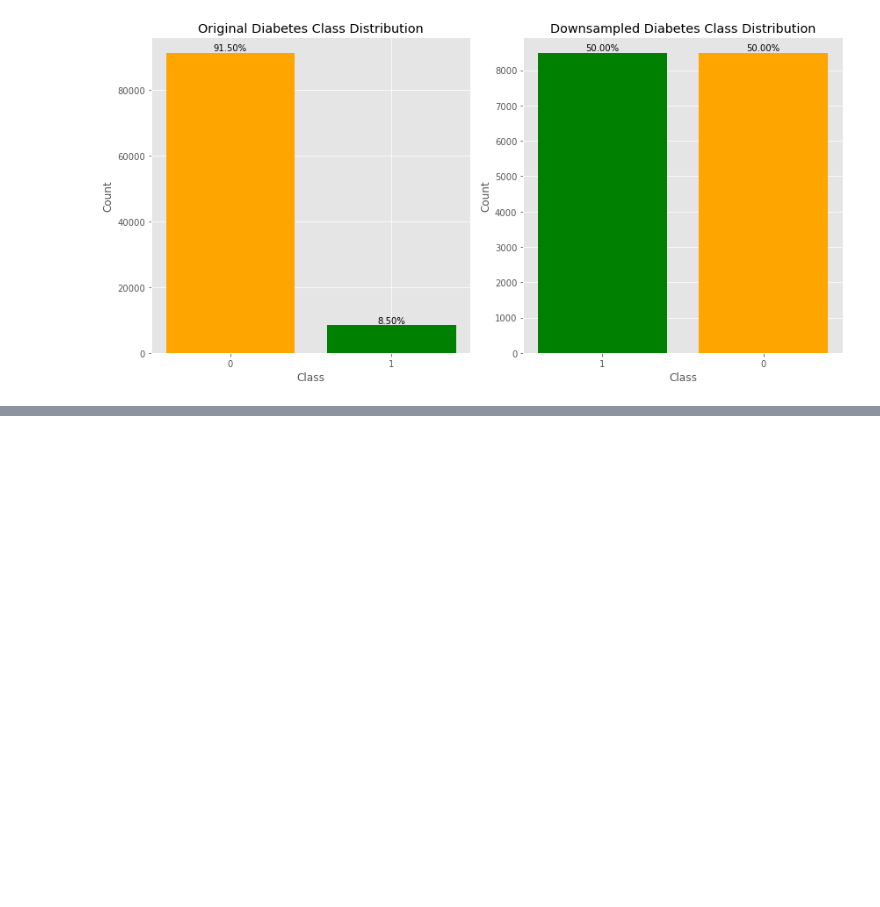
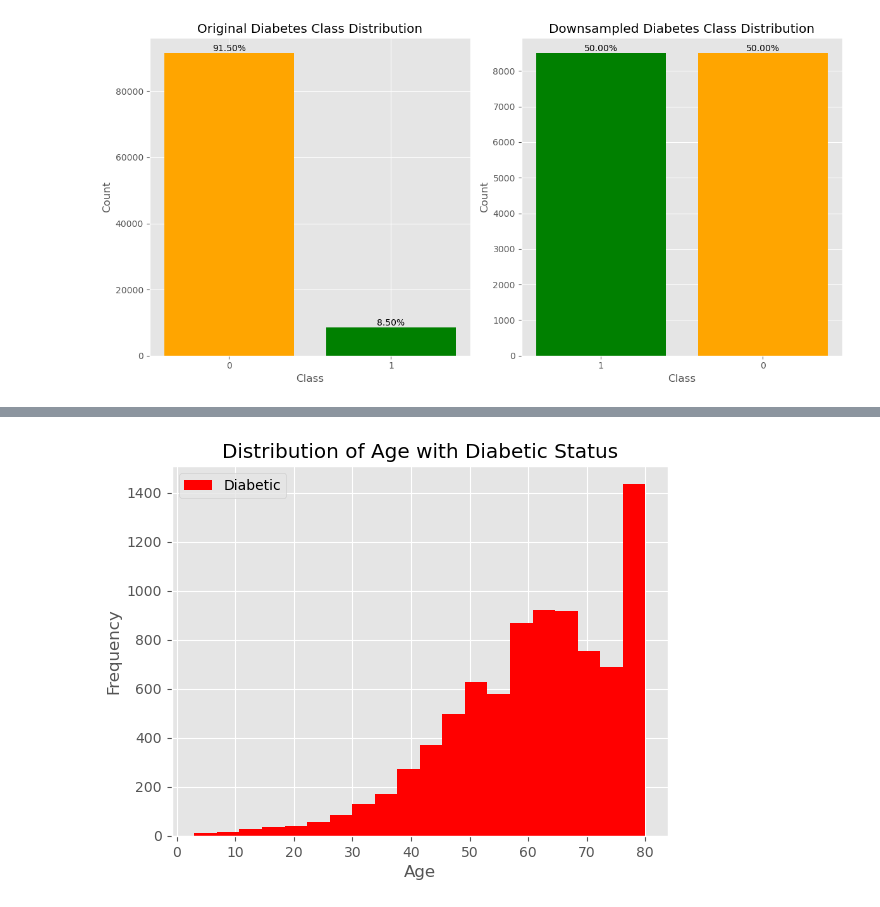
Before and after one commit to joycelovedorial/IS424-Data-Mining, a Jupyter notebook: Diabetes Prediction Latest.ipynb, the cells around one changed output, grey strips where cells are left out. Drawn from its saved outputs; the diff is of its cells as text; code cells hidden in the pictures; blank space fills up the shorter version.

```diff
--- a/Diabetes Prediction Latest.ipynb
+++ b/Diabetes Prediction Latest.ipynb
@@ -617,0 +676,12 @@ down_samples
+# %%
+#Age Distribution
+plt.hist(df_new[df_new['diabetes'] == 1]['age'], bins=20, alpha=1, label='Diabetic', color='red')
+#plt.hist(df_new[df_new['diabetes'] == 0]['age'], bins=20, alpha=0.5, label='Non-Diabetic', color='blue')
+
+plt.title('Distribution of Age with Diabetic Status')
+plt.xlabel('Age')
+plt.ylabel('Frequency')
+plt.legend()
+plt.show()
+# %% [output]
+[figure, added]
```
Also changed, not shown: parts of 21 cells of this notebook.
